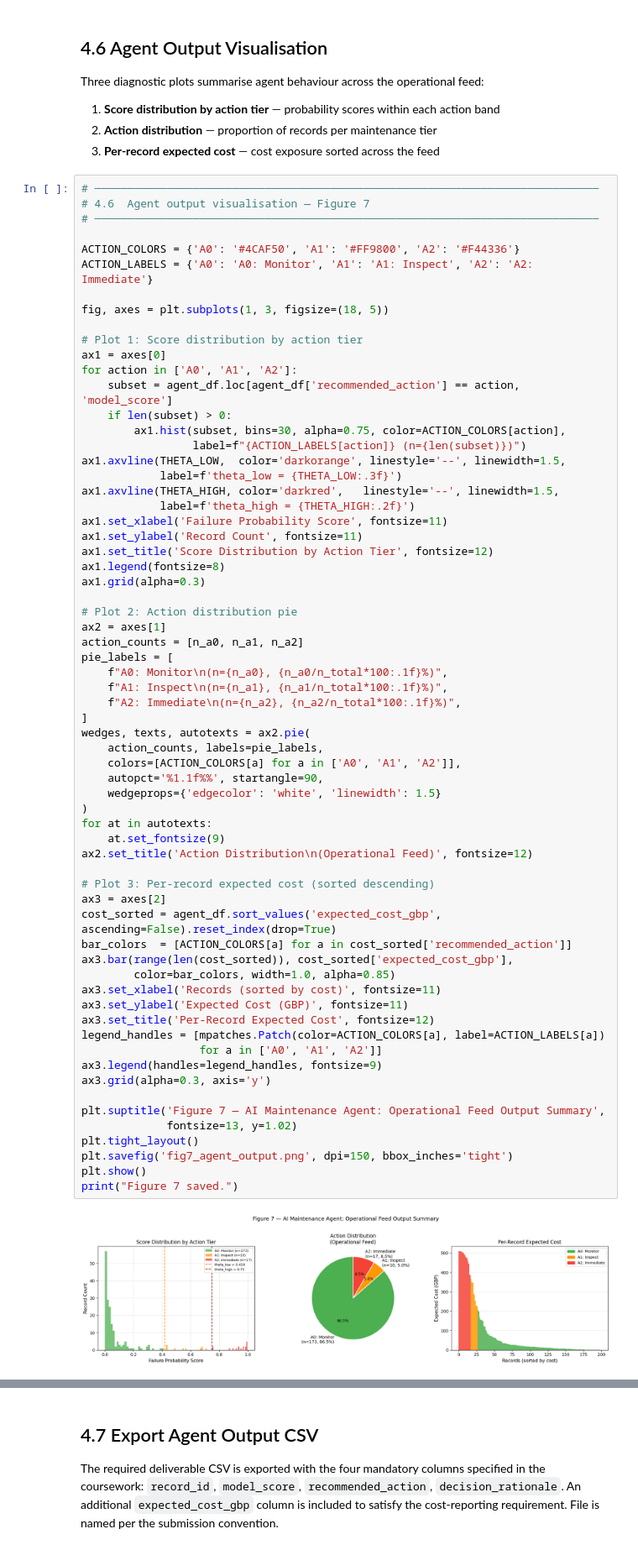
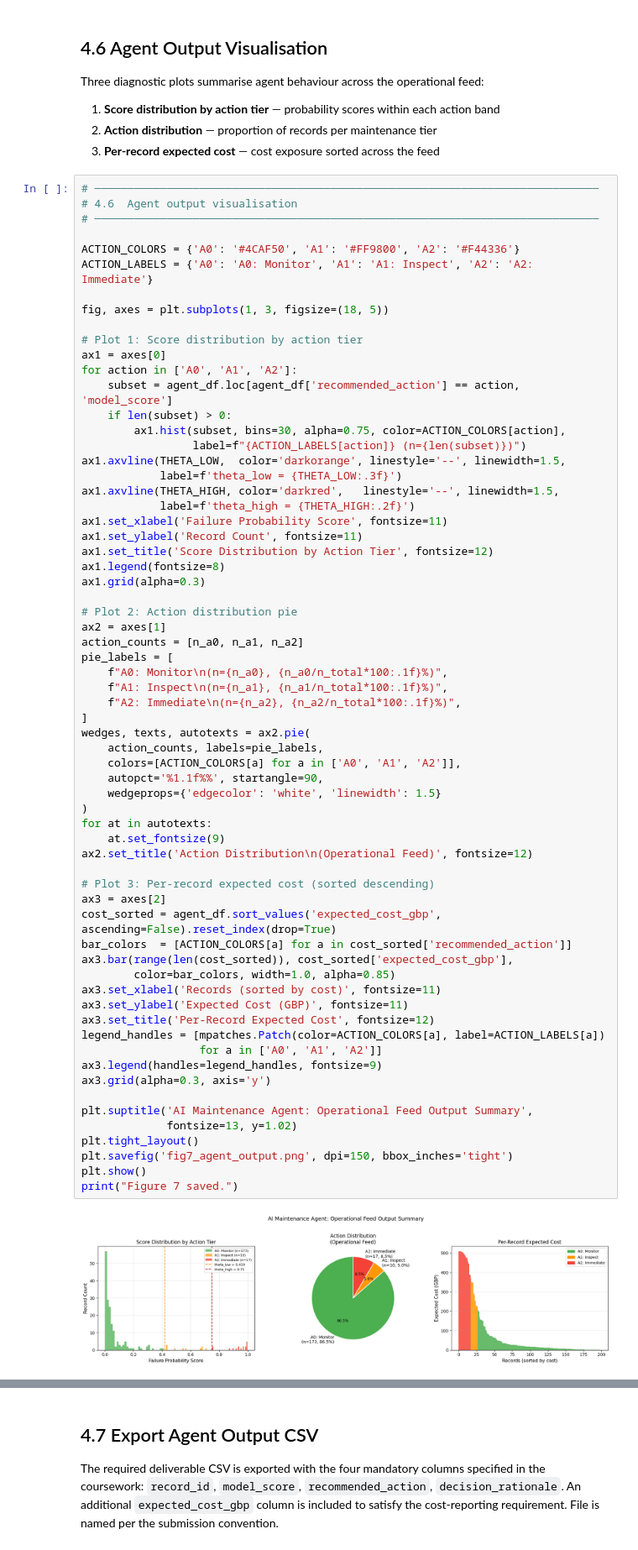
Before and after one commit to YameenMunir/Artificial-Intelligence-Coursework, a Jupyter notebook: notebook/CSI_6_ARI_2526_CW2_CODE_4214293.ipynb, the cells around one changed output, grey strips where cells are left out. Shown at 84% size. Cells and saved outputs as stored; diff of their text form.

```diff
--- a/notebook/CSI_6_ARI_2526_CW2_CODE_4214293.ipynb
+++ b/notebook/CSI_6_ARI_2526_CW2_CODE_4214293.ipynb
@@ -1400,7 +1397,7 @@ Three diagnostic plots summarise agent behaviour across the operational feed:
 3. **Per-record expected cost** — cost exposure sorted across the feed
 # %%
 # ─────────────────────────────────────────────────────────────────────────────
-# 4.6  Agent output visualisation — Figure 7
+# 4.6  Agent output visualisation
 # ─────────────────────────────────────────────────────────────────────────────
 
 ACTION_COLORS = {'A0': '#4CAF50', 'A1': '#FF9800', 'A2': '#F44336'}
@@ -1436,35 +1433,35 @@ pie_labels = [
 wedges, texts, autotexts = ax2.pie(
     action_counts, labels=pie_labels,
     colors=[ACTION_COLORS[a] for a in ['A0', 'A1', 'A2']],
     autopct='%1.1f%%', startangle=90,
     wedgeprops={'edgecolor': 'white', 'linewidth': 1.5}
 )
 for at in autotexts:
     at.set_fontsize(9)
 ax2.set_title('Action Distribution\n(Operational Feed)', fontsize=12)
 
 # Plot 3: Per-record expected cost (sorted descending)
 ax3 = axes[2]
 cost_sorted = agent_df.sort_values('expected_cost_gbp', ascending=False).reset_index(drop=True)
 bar_colors  = [ACTION_COLORS[a] for a in cost_sorted['recommended_action']]
 ax3.bar(range(len(cost_sorted)), cost_sorted['expected_cost_gbp'],
         color=bar_colors, width=1.0, alpha=0.85)
 ax3.set_xlabel('Records (sorted by cost)', fontsize=11)
 ax3.set_ylabel('Expected Cost (GBP)', fontsize=11)
 ax3.set_title('Per-Record Expected Cost', fontsize=12)
 legend_handles = [mpatches.Patch(color=ACTION_COLORS[a], label=ACTION_LABELS[a])
                   for a in ['A0', 'A1', 'A2']]
 ax3.legend(handles=legend_handles, fontsize=9)
 ax3.grid(alpha=0.3, axis='y')
 
-plt.suptitle('Figure 7 — AI Maintenance Agent: Operational Feed Output Summary',
+plt.suptitle('AI Maintenance Agent: Operational Feed Output Summary',
              fontsize=13, y=1.02)
 plt.tight_layout()
 plt.savefig('fig7_agent_output.png', dpi=150, bbox_inches='tight')
 plt.show()
 print("Figure 7 saved.")
 # %% [output]
-[figure, old version]
+[figure, new version]
 Figure 7 saved.
 # %% [markdown]
 ## 4.7  Export Agent Output CSV
```
Also changed, not shown: parts of 4 cells of this notebook.
